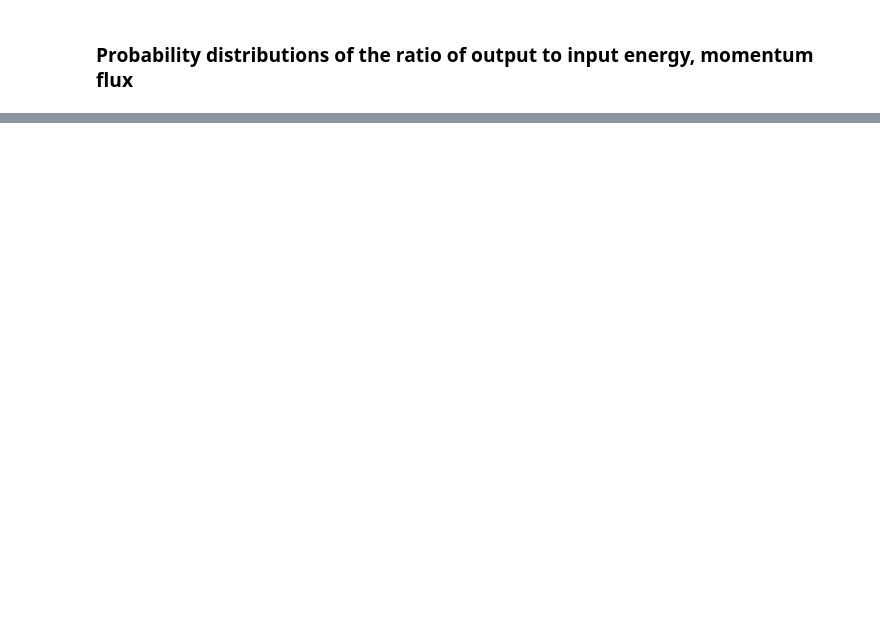
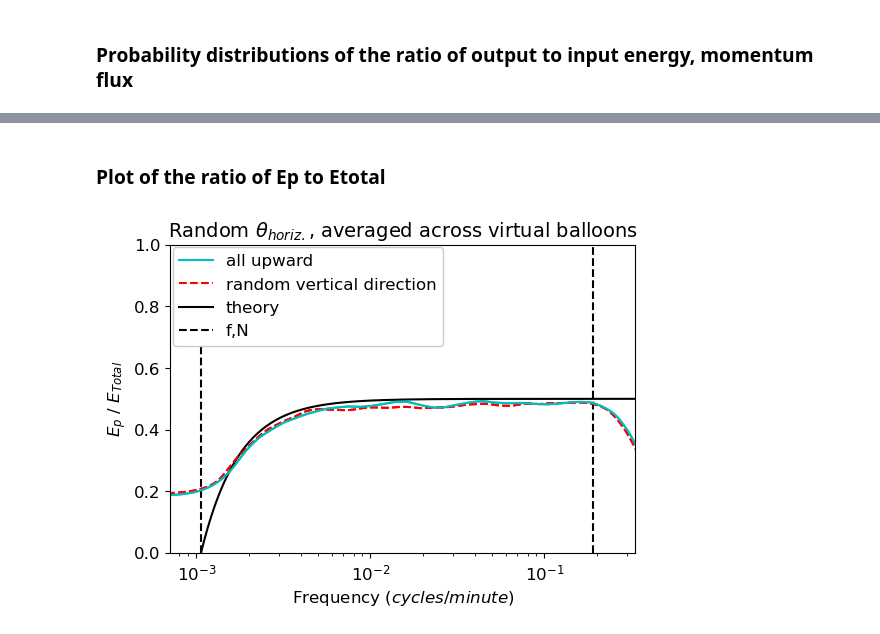
Before and after one commit to bgrrieaenn/overlapping-waves, a Jupyter notebook: virtual_balloons/plot_output.ipynb, the cells around one changed output, grey strips where cells are left out. Drawn from its saved outputs; the diff is of its cells as text; code cells hidden in the pictures; blank space fills up the shorter version.

```diff
--- a/virtual_balloons/plot_output.ipynb
+++ b/virtual_balloons/plot_output.ipynb
@@ -1664,0 +362,69 @@ from combined timeseries: 4.715292554601578
+# %% [markdown]
+### Plot of the ratio of Ep to Etotal
+# %%
+# Fig. S4
+
+container = np.load('GaussEnv_RandThH_1000B_20P_8omega0_Boussinesq.npz')
+data = [container[key] for key in container]
+# Outputs: analyzed spectra
+Ekh_spectrum1                      = data[42] # (nscales, n_balloons, n_packet_frequencies+1)
+Ekv_spectrum1                      = data[43] # (nscales, n_balloons, n_packet_frequencies+1)
+Ep_spectrum1                       = data[44] # (nscales, n_balloons, n_packet_frequencies+1)
+
+container = np.load('GaussEnv_RandThH_1000B_20P_8omega0_Boussinesq_randomUpDown.npz')
+data = [container[key] for key in container]
+# Outputs: analyzed spectra
+Ekh_spectrum2                      = data[42] # (nscales, n_balloons, n_packet_frequencies+1)
+Ekv_spectrum2                      = data[43] # (nscales, n_balloons, n_packet_frequencies+1)
+Ep_spectrum2                       = data[44] # (nscales, n_balloons, n_packet_frequencies+1)
+
+# Constants, axes
+rho_bar   = data[0]
+Nref      = data[1]
+f         = data[2]
+frequency = data[3]
+dj = 1/24 # Morlet wavelet transform parameter; see Section 3f of Torrence and Compo '98
+
+nscales = Ep_spectrum.shape[0]
+n_balloons = Ep_spectrum.shape[1]
+n_packet_frequencies = Ep_spectrum.shape[2] - 1
+
+# Calculate the ratio of Ep to Etotal for each virtual balloon, and calculate quantiles
+Etotal_spectrum_vb1 = Ep_spectrum1[:,:,-1] + Ekh_spectrum1[:,:,-1] + Ekv_spectrum1[:,:,-1]
+Etotal_spectrum_vb2 = Ep_spectrum2[:,:,-1] + Ekh_spectrum2[:,:,-1] + Ekv_spectrum2[:,:,-1]
+Ep_spectrum_vb1 = Ep_spectrum1[:,:,-1]
+Ep_spectrum_vb2 = Ep_spectrum2[:,:,-1]
+EpEtotalRatio1 = Ep_spectrum_vb1/Etotal_spectrum_vb1
+EpEtotalRatio2 = Ep_spectrum_vb2/Etotal_spectrum_vb2
+EpEtotalRatio_mean1 = np.nanmean(EpEtotalRatio1, axis=1)
+EpEtotalRatio_mean2 = np.nanmean(EpEtotalRatio2, axis=1)
+
+# The theoretical ratio of Ep to Etotal
+freq_rad = 2*np.pi*frequency/60 # (rad/sec)
+EpEtotalRatio_theory = 0.5*(Nref**2/freq_rad**2)*((freq_rad**2 - f**2)/(Nref**2 - f**2))
+
+# Plot
+plt.figure(figsize=(6,4))
+ymin = 0
+ymax = 1.0
+plt.plot(frequency, EpEtotalRatio_mean1, 'c')
+plt.plot(frequency, EpEtotalRatio_mean2, '--r')
+plt.plot(frequency, EpEtotalRatio_theory, 'k')
+plt.plot([np.abs(60*f/(2*np.pi)), np.abs(60*f/(2*np.pi))], [ymin, ymax],'--k')
+plt.plot([np.abs(60*Nref/(2*np.pi)), np.abs(60*Nref/(2*np.pi))], [ymin, ymax],'--k')
+plt.plot(frequency, EpEtotalRatio_mean2, '--r')
+plt.plot(frequency, EpEtotalRatio_mean1, 'c')
+#plt.grid()
+plt.xlim(np.abs(60*f/(2*np.pi))/1.5,1/3)
+plt.ylim(ymin, ymax)
+plt.xscale('log')
+plt.title(r'Random ${\theta}_{horiz.}$, averaged across virtual balloons', fontsize=14)
+plt.xlabel('Frequency $(cycles/minute)$', fontsize=12)
+plt.ylabel('$E_{p}$ / $E_{Total}$', fontsize=12)
+plt.xticks(fontsize=12)
+plt.yticks(fontsize=12)
+plt.legend(['all upward','random vertical direction','theory','f,N'],
+            loc='upper left', bbox_to_anchor=(-0.013, 1.019), framealpha=1, fontsize=12);
+#plt.savefig('../plots/temp102.pdf', format='pdf', bbox_inches='tight');
+# %% [output]
+[figure, added]
```
Also changed, not shown: parts of 27 cells of this notebook, 1 other file.
